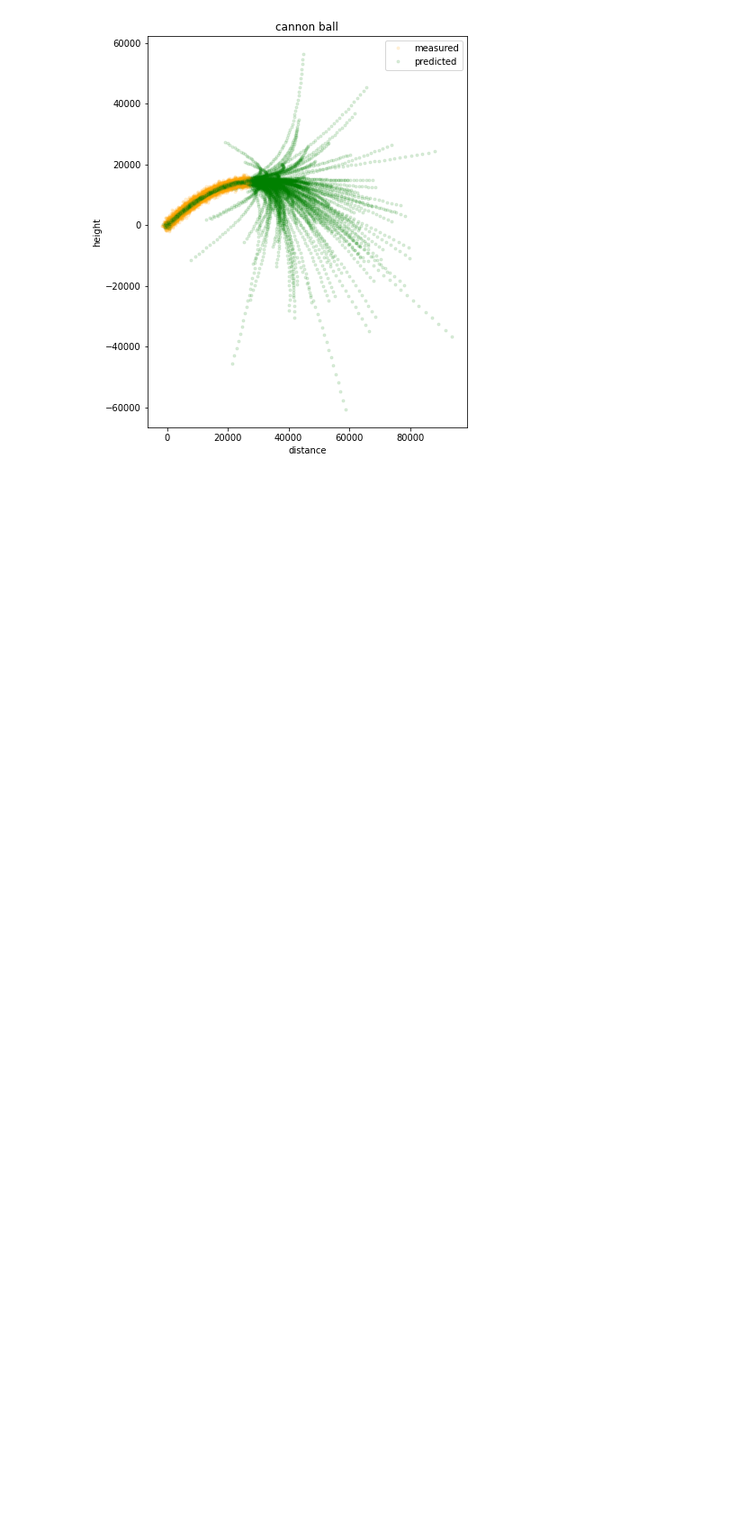
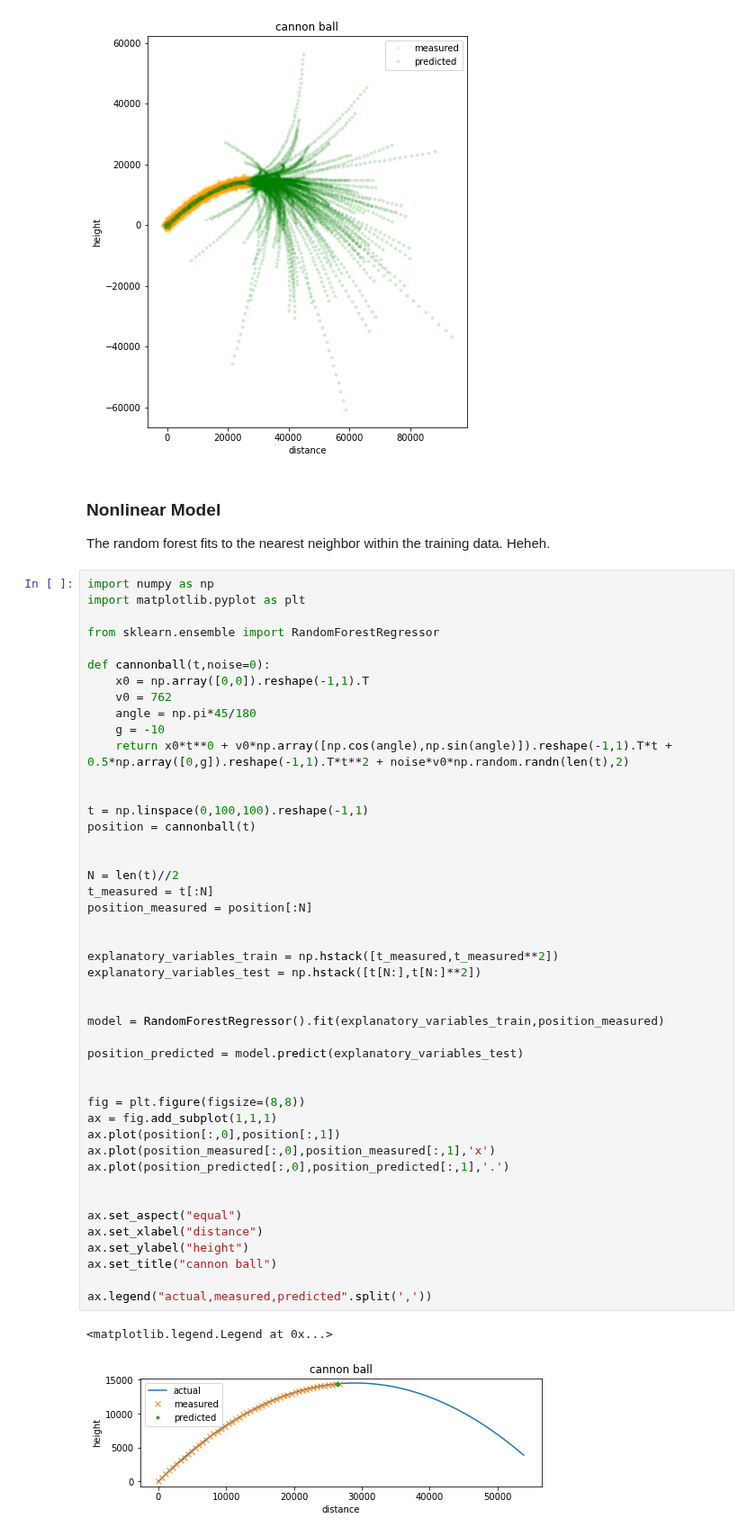
Before and after one commit to jpbm/probabilism, a Jupyter notebook: Dynamical Systems - Fitting Very Easy Dynamics.ipynb, the cells around one changed output. Shown at 90% size. Saved outputs shown, nothing was run; the diff lists cells and outputs as text; blank space fills up the shorter version.

```diff
--- a/Dynamical Systems - Fitting Very Easy Dynamics.ipynb
+++ b/Dynamical Systems - Fitting Very Easy Dynamics.ipynb
@@ -132,3 +132,55 @@ for i in range(100):
     ax.legend("measured,predicted".split(','))
 # %% [output]
 [figure]
+# %% [markdown]
+### Nonlinear Model
+
+The random forest fits to the nearest neighbor within the training data. Heheh.
+# %%
+import numpy as np
+import matplotlib.pyplot as plt
+
+from sklearn.ensemble import RandomForestRegressor
+
+def cannonball(t,noise=0):
+    x0 = np.array([0,0]).reshape(-1,1).T
+    v0 = 762
+    angle = np.pi*45/180
+    g = -10
+    return x0*t**0 + v0*np.array([np.cos(angle),np.sin(angle)]).reshape(-1,1).T*t + 0.5*np.array([0,g]).reshape(-1,1).T*t**2 + noise*v0*np.random.randn(len(t),2)
+
+
+t = np.linspace(0,100,100).reshape(-1,1)
+position = cannonball(t)
+
+
+N = len(t)//2
+t_measured = t[:N]
+position_measured = position[:N]
+
+
+explanatory_variables_train = np.hstack([t_measured,t_measured**2])
+explanatory_variables_test = np.hstack([t[N:],t[N:]**2])
+
+
+model = RandomForestRegressor().fit(explanatory_variables_train,position_measured)
+
+position_predicted = model.predict(explanatory_variables_test)
+
+
+fig = plt.figure(figsize=(8,8))
+ax = fig.add_subplot(1,1,1)
+ax.plot(position[:,0],position[:,1])
+ax.plot(position_measured[:,0],position_measured[:,1],'x')
+ax.plot(position_predicted[:,0],position_predicted[:,1],'.')
+
+
+ax.set_aspect("equal")
+ax.set_xlabel("distance")
+ax.set_ylabel("height")
+ax.set_title("cannon ball")
+
+ax.legend("actual,measured,predicted".split(','))
+# %% [output]
+<matplotlib.legend.Legend at 0x...>
+[figure, added]
```
Also changed, not shown: parts of 1 cell of this notebook.
